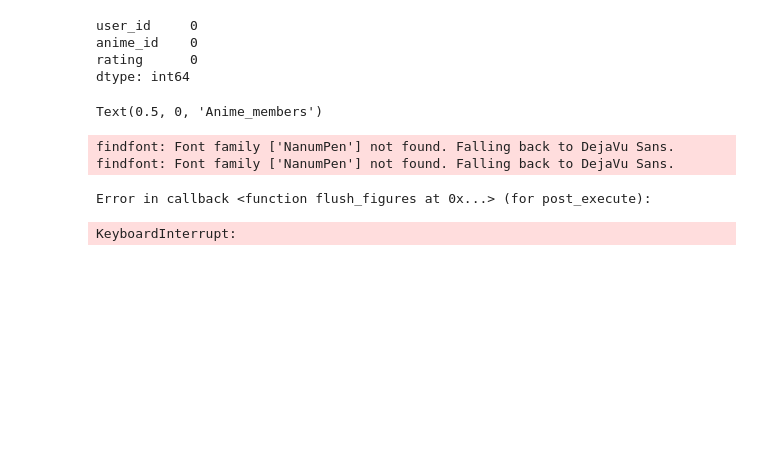
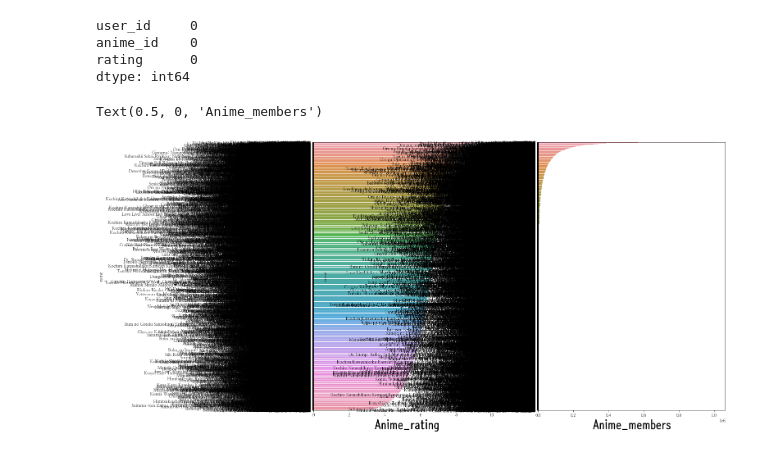
Before and after one commit to sanha9999/EDA_project, a Jupyter notebook: Anime_recommendations/Anime predict.ipynb, the cells around one changed output. Cells and saved outputs as stored; diff of their text form; code cells hidden in the pictures; blank space fills up the shorter version.

Commit message:
seaborn graph

```diff
--- a/Anime_recommendations/Anime predict.ipynb
+++ b/Anime_recommendations/Anime predict.ipynb
@@ -145,17 +145,17 @@ user_id     0
 anime_id    0
 rating      0
 dtype: int64
+# %%
+import matplotlib.font_manager as fm
+font_path = r'D:/font/NanumBarunpenB.ttf'
+fontprop = fm.FontProperties(fname=font_path, size=18)
 # %%
-plt.rc('font', family='NanumPen')
 figure, (ax1,ax2) = plt.subplots(nrows = 1, ncols =2 )
 figure.set_size_inches(18,12)
 sns.barplot(data=df_anime.sort_values("rating", ascending=False), x="rating", y="name", ax=ax1)
 sns.barplot(data=df_anime.sort_values("members", ascending=False), x="members", y="name", ax=ax2)
-ax1.set_xlabel("Anime_rating", fontsize=30)
-ax2.set_xlabel("Anime_members", fontsize=30)
+ax1.set_xlabel("Anime_rating", fontsize=30, fontproperties=fontprop)
+ax2.set_xlabel("Anime_members", fontsize=30, fontproperties=fontprop)
 # %% [output]
 Text(0.5, 0, 'Anime_members')
-findfont: Font family ['NanumPen'] not found. Falling back to DejaVu Sans.
-findfont: Font family ['NanumPen'] not found. Falling back to DejaVu Sans.
-Error in callback <function flush_figures at 0x...> (for post_execute):
-KeyboardInterrupt:
+[figure, added]
```
Also changed, not shown: parts of 3 cells of this notebook.
